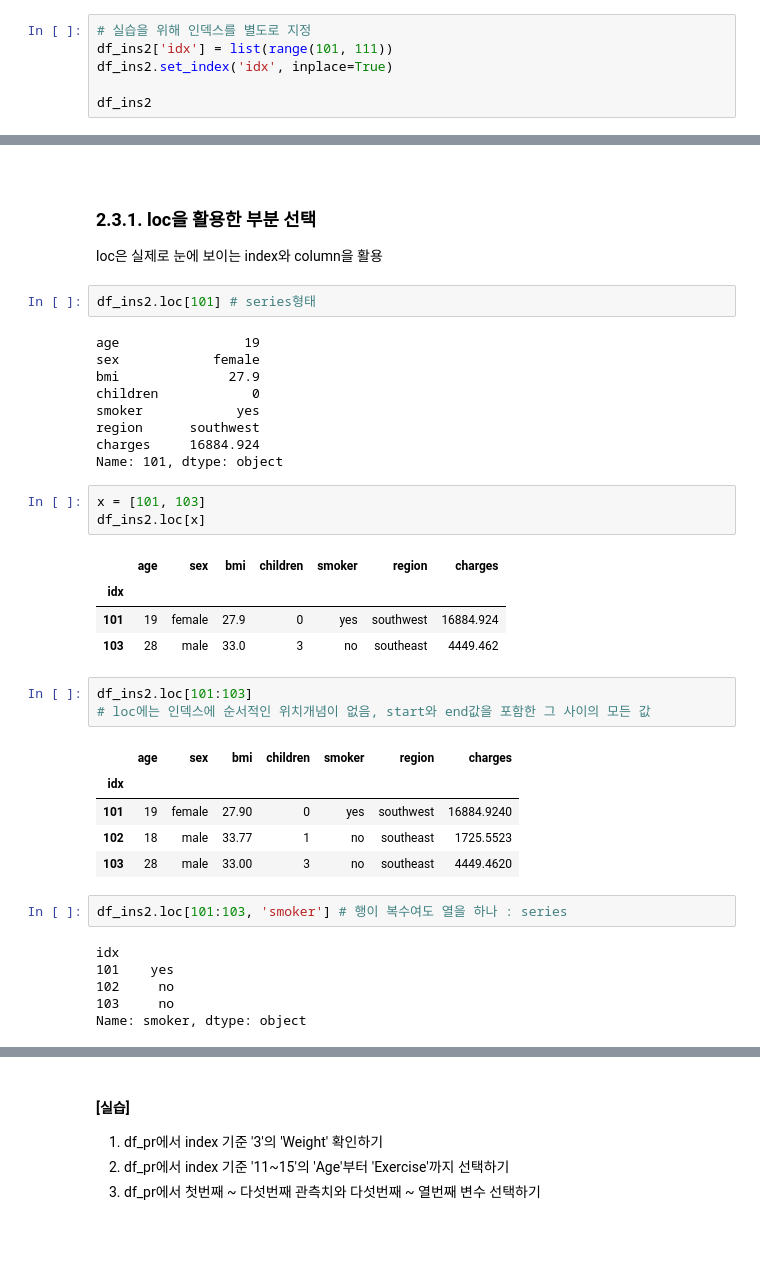
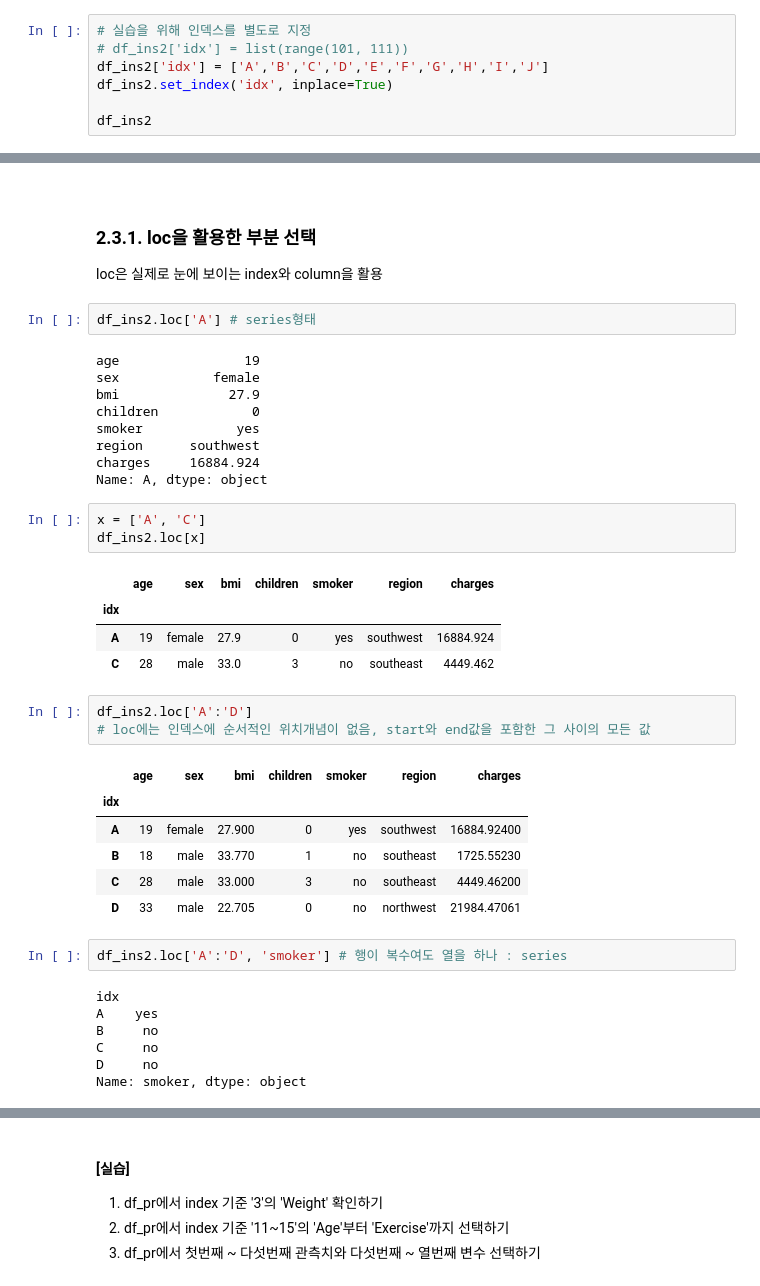
Before and after one commit to tmdwns29/ABC-_-, a Jupyter notebook: 05_데이터 전처리 기초.ipynb, the cells around one changed output, grey strips where cells are left out. Drawn from its saved outputs; the diff is of its cells as text; blank space fills up the shorter version.

```diff
--- a/05_데이터 전처리 기초.ipynb
+++ b/05_데이터 전처리 기초.ipynb
@@ -577,7 +641,8 @@ df_ins2
 | 9 | 60 | female | 25.840 | 0 | no | northwest | 28923.13692 |
 # %%
 # 실습을 위해 인덱스를 별도로 지정
-df_ins2['idx'] = list(range(101, 111))
+# df_ins2['idx'] = list(range(101, 111))
+df_ins2['idx'] = ['A','B','C','D','E','F','G','H','I','J']
 df_ins2.set_index('idx', inplace=True)
 
 df_ins2
@@ -601,7 +666,7 @@ df_ins2
 
 loc은 실제로 눈에 보이는 index와 column을 활용
 # %%
-df_ins2.loc[101] # series형태
+df_ins2.loc['A'] # series형태
 # %% [output]
 age                19
 sex            female
@@ -610,31 +675,33 @@ children            0
 smoker            yes
 region      southwest
 charges     16884.924
-Name: 101, dtype: object
+Name: A, dtype: object
 # %%
-x = [101, 103]
+x = ['A', 'C']
 df_ins2.loc[x]
 # %% [output]
 |  | age | sex | bmi | children | smoker | region | charges |
 | idx |  |  |  |  |  |  |  |
-| 101 | 19 | female | 27.9 | 0 | yes | southwest | 16884.924 |
-| 103 | 28 | male | 33.0 | 3 | no | southeast | 4449.462 |
+| A | 19 | female | 27.9 | 0 | yes | southwest | 16884.924 |
+| C | 28 | male | 33.0 | 3 | no | southeast | 4449.462 |
 # %%
-df_ins2.loc[101:103]
+df_ins2.loc['A':'D']
 # loc에는 인덱스에 순서적인 위치개념이 없음, start와 end값을 포함한 그 사이의 모든 값
 # %% [output]
 |  | age | sex | bmi | children | smoker | region | charges |
 | idx |  |  |  |  |  |  |  |
-| 101 | 19 | female | 27.90 | 0 | yes | southwest | 16884.9240 |
-| 102 | 18 | male | 33.77 | 1 | no | southeast | 1725.5523 |
-| 103 | 28 | male | 33.00 | 3 | no | southeast | 4449.4620 |
+| A | 19 | female | 27.900 | 0 | yes | southwest | 16884.92400 |
+| B | 18 | male | 33.770 | 1 | no | southeast | 1725.55230 |
+| C | 28 | male | 33.000 | 3 | no | southeast | 4449.46200 |
+| D | 33 | male | 22.705 | 0 | no | northwest | 21984.47061 |
 # %%
-df_ins2.loc[101:103, 'smoker'] # 행이 복수여도 열을 하나 : series
+df_ins2.loc['A':'D', 'smoker'] # 행이 복수여도 열을 하나 : series
 # %% [output]
 idx
-101    yes
-102     no
-103     no
+A    yes
+B     no
+C     no
+D     no
 Name: smoker, dtype: object
 # %%
 # 변수이름 리스트 활용가능
```
Also changed, not shown: parts of 65 cells of this notebook, 1 other file.
